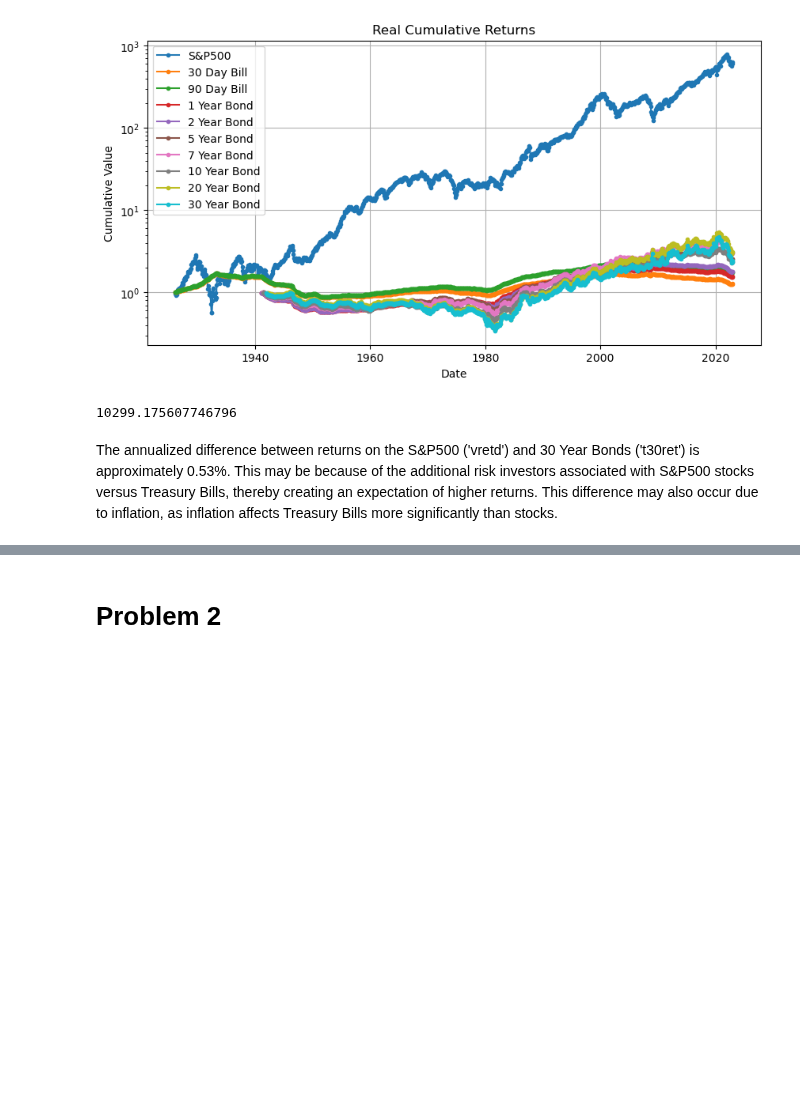
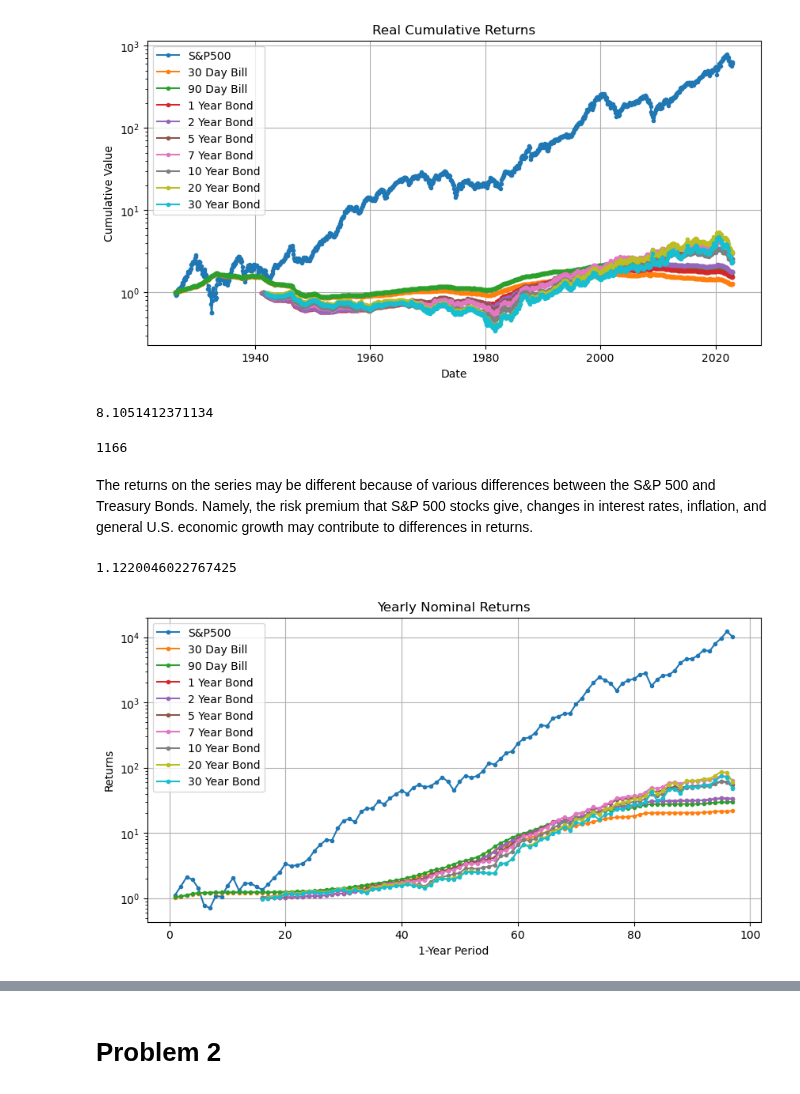
Before and after one commit to pathmarkoak/bufn400, a Jupyter notebook: Homeworks/Homework 1/Modeling long-term equity returns.ipynb, the cells around one changed output, grey strips where cells are left out. Drawn from its saved outputs; the diff is of its cells as text; code cells hidden in the pictures; blank space fills up the shorter version.

```diff
--- a/Homeworks/Homework 1/Modeling long-term equity returns.ipynb
+++ b/Homeworks/Homework 1/Modeling long-term equity returns.ipynb
@@ -155,11 +157,59 @@ plt.show()
 [figure]
 # %%
 # Calculating annualized difference between S&P500 and 30-year bond
-sp500_ann_ret = (((sp500_cum.iloc[-1] - sp500_cum.iloc[1])/sp500_cum[1]) ** 1/98) - 1
-t30_ann_ret = (((t30_cum.iloc[-1] - t30_cum.iloc[1])/t30_cum[1]) ** 1/98) - 1
-ann_diff = sp500_ann_ret - t30_ann_ret
+ann_diff = np.mean(merged['vwretd'] - merged['t30ret']) * 12
 print(ann_diff * 100)
 # %% [output]
-10299.175607746796
+8.1051412371134
-# %% [markdown]
-The annualized difference between returns on the S&P500 ('vretd') and 30 Year Bonds ('t30ret') is approximately 0.53%. This may be because of the additional risk investors associated with S&P500 stocks versus Treasury Bills, thereby creating an expectation of higher returns. This difference may also occur due to inflation, as inflation affects Treasury Bills more significantly than stocks.
+# %%
+len(sp500_cum)
+# %% [output]
+1166
+# %% [markdown]
+The returns on the series may be different because of various differences between the S&P 500 and Treasury Bonds. Namely, the risk premium that S&P 500 stocks give, changes in interest rates, inflation, and general U.S. economic growth may contribute to differences in returns.
+# %%
+sp500_cum['vwretd'][12]
+# %% [output]
+1.1220046022767425
+# %%
+# Making plots of cumulative returns over previous 1 year:
+# Nominal returns:
+sp500_annual_returns = []
+t30_ar, t90_ar, b1_ar, b2_ar, b5_ar, b7_ar, b10_ar, b20_ar, b30_ar = [], [], [], [], [], [], [], [], []
+i = 12
+while i <= 1165:
+    sp500_annual_returns.append(sp500_cum['vwretd'][i])
+    t30_ar.append(t30_cum[i])
+    t90_ar.append(t90_cum[i])
+    b1_ar.append(b1_cum[i])
+    b2_ar.append(b2_cum[i])
+    b5_ar.append(b5_cum[i])
+    b7_ar.append(b7_cum[i])
+    b10_ar.append(b10_cum[i])
+    b20_ar.append(b20_cum[i])
+    b30_ar.append(b30_cum[i])
+    i += 12
+
+plt.figure(figsize=(10, 5))
+plt.semilogy([i for i in range(1, 98)], sp500_annual_returns, label= 'S&P500', linestyle='-', marker='o', markersize=3)
+plt.semilogy([i for i in range(1, 98)], t30_ar, label= '30 Day Bill', linestyle='-', marker='o', markersize=3)
+plt.semilogy([i for i in range(1, 98)], t90_ar, label= '90 Day Bill', linestyle='-', marker='o', markersize=3)
+plt.semilogy([i for i in range(1, 98)], b1_ar, label= '1 Year Bond', linestyle='-', marker='o', markersize=3)
+plt.semilogy([i for i in range(1, 98)], b2_ar, label= '2 Year Bond', linestyle='-', marker='o', markersize=3)
+plt.semilogy([i for i in range(1, 98)], b5_ar, label= '5 Year Bond', linestyle='-', marker='o', markersize=3)
+plt.semilogy([i for i in range(1, 98)], b7_ar, label= '7 Year Bond', linestyle='-', marker='o', markersize=3)
+plt.semilogy([i for i in range(1, 98)], b10_ar, label= '10 Year Bond', linestyle='-', marker='o', markersize=3)
+plt.semilogy([i for i in range(1, 98)], b20_ar, label= '20 Year Bond', linestyle='-', marker='o', markersize=3)
+plt.semilogy([i for i in range(1, 98)], b30_ar, label= '30 Year Bond', linestyle='-', marker='o', markersize=3)
+
+
+plt.title('Yearly Nominal Returns')
+plt.xlabel('1-Year Period')
+plt.ylabel('Returns')
+plt.grid(True)
+plt.legend()
+plt.show()
+
+# Real returns:
+# %% [output]
+[figure, added]
```
Also changed, not shown: parts of 14 cells of this notebook.
